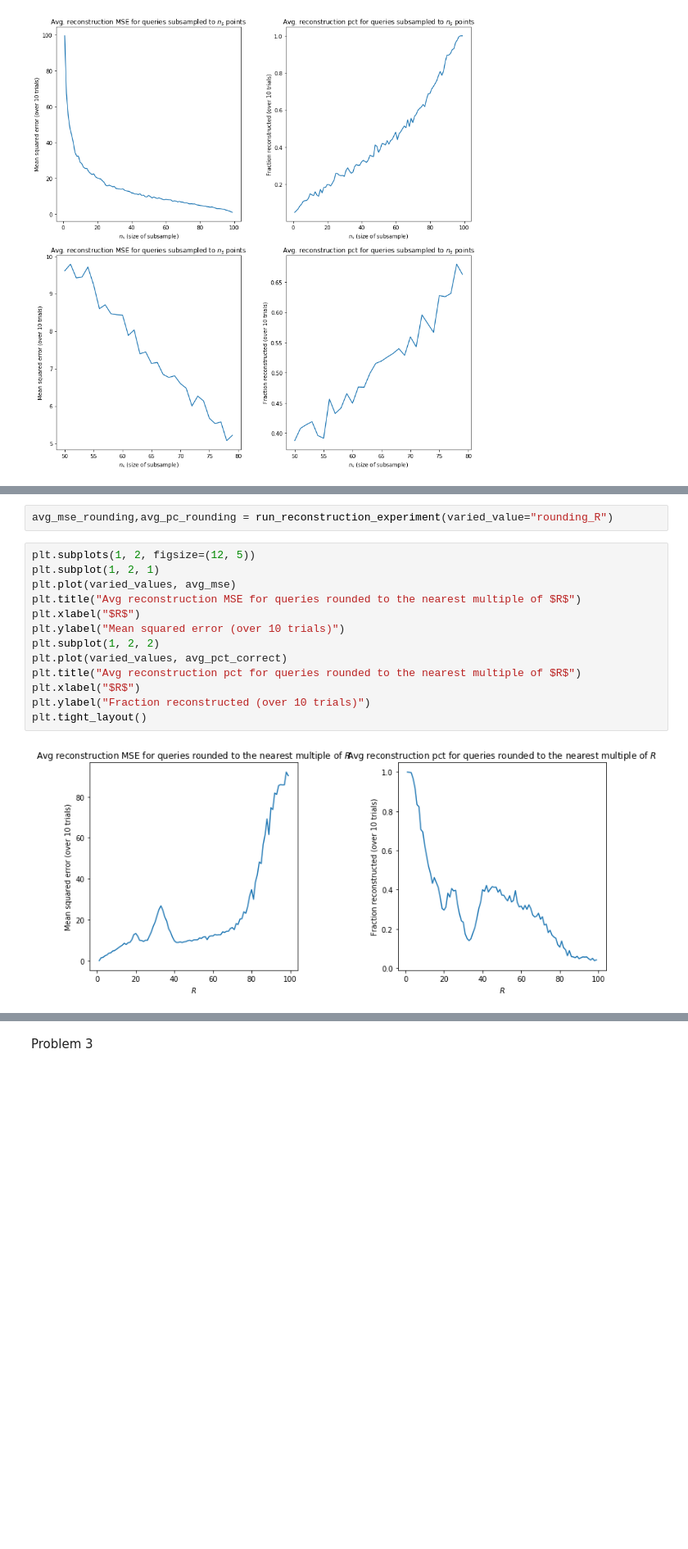
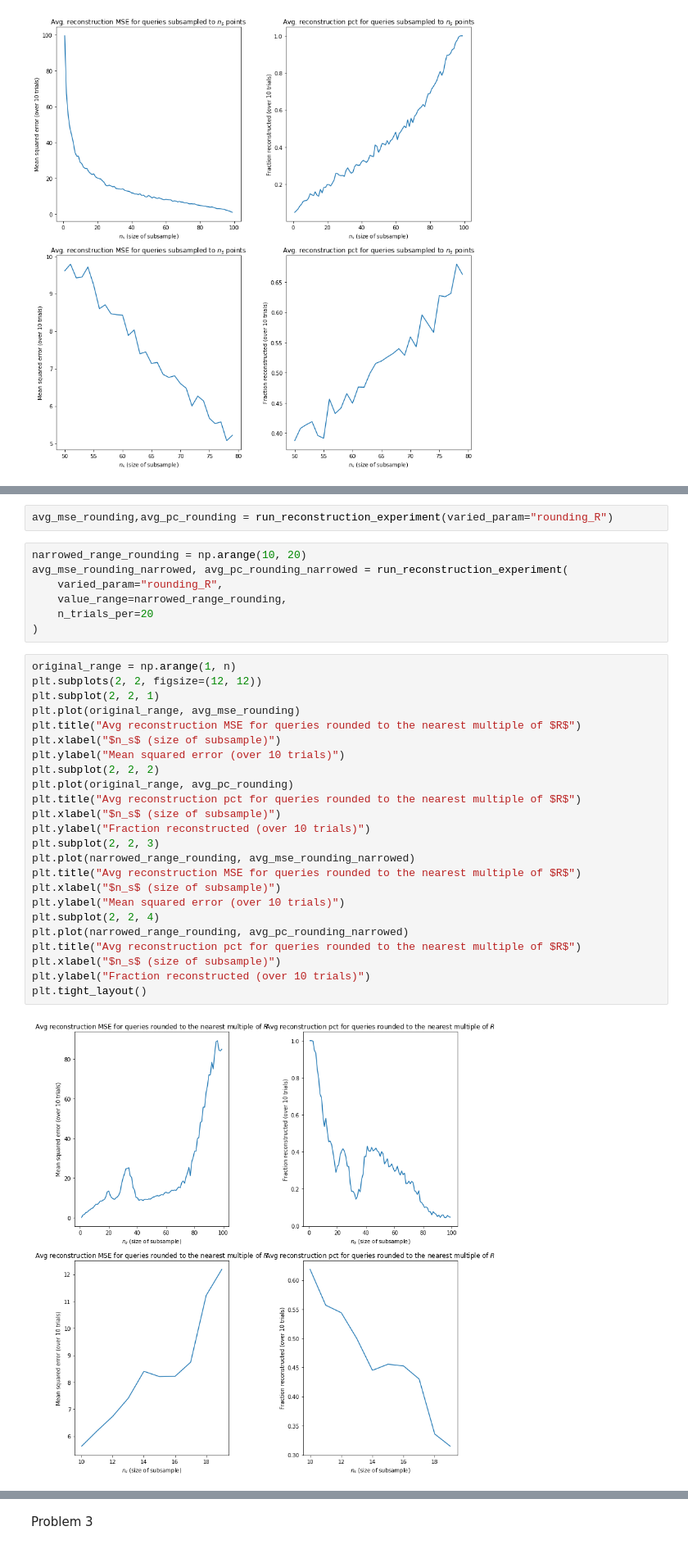
Before and after one commit to yo-shavit/cs208, a Jupyter notebook: homework/Homework 1.ipynb, the cells around one changed output, grey strips where cells are left out. Shown at 82% size. Drawn from its saved outputs; the diff is of its cells as text; blank space fills up the shorter version.

```diff
--- a/homework/Homework 1.ipynb
+++ b/homework/Homework 1.ipynb
@@ -235,17 +239,35 @@ plt.tight_layout()
 # %%
-avg_mse_rounding,avg_pc_rounding = run_reconstruction_experiment(varied_value="rounding_R")
+avg_mse_rounding,avg_pc_rounding = run_reconstruction_experiment(varied_param="rounding_R")
+# %%
+narrowed_range_rounding = np.arange(10, 20)
+avg_mse_rounding_narrowed, avg_pc_rounding_narrowed = run_reconstruction_experiment(
+    varied_param="rounding_R",
+    value_range=narrowed_range_rounding,
+    n_trials_per=20
+)
 # %%
-plt.subplots(1, 2, figsize=(12, 5))
-plt.subplot(1, 2, 1)
-plt.plot(varied_values, avg_mse)
+original_range = np.arange(1, n)
+plt.subplots(2, 2, figsize=(12, 12))
+plt.subplot(2, 2, 1)
+plt.plot(original_range, avg_mse_rounding)
 plt.title("Avg reconstruction MSE for queries rounded to the nearest multiple of $R$")
-plt.xlabel("$R$")
+plt.xlabel("$n_s$ (size of subsample)")
 plt.ylabel("Mean squared error (over 10 trials)")
-plt.subplot(1, 2, 2)
-plt.plot(varied_values, avg_pct_correct)
+plt.subplot(2, 2, 2)
+plt.plot(original_range, avg_pc_rounding)
 plt.title("Avg reconstruction pct for queries rounded to the nearest multiple of $R$")
-plt.xlabel("$R$")
+plt.xlabel("$n_s$ (size of subsample)")
+plt.ylabel("Fraction reconstructed (over 10 trials)")
+plt.subplot(2, 2, 3)
+plt.plot(narrowed_range_rounding, avg_mse_rounding_narrowed)
+plt.title("Avg reconstruction MSE for queries rounded to the nearest multiple of $R$")
+plt.xlabel("$n_s$ (size of subsample)")
+plt.ylabel("Mean squared error (over 10 trials)")
+plt.subplot(2, 2, 4)
+plt.plot(narrowed_range_rounding, avg_pc_rounding_narrowed)
+plt.title("Avg reconstruction pct for queries rounded to the nearest multiple of $R$")
+plt.xlabel("$n_s$ (size of subsample)")
 plt.ylabel("Fraction reconstructed (over 10 trials)")
 plt.tight_layout()
 # %% [output]
-[figure, old version]
+[figure, new version]
```
Also changed, not shown: parts of 12 cells of this notebook.
